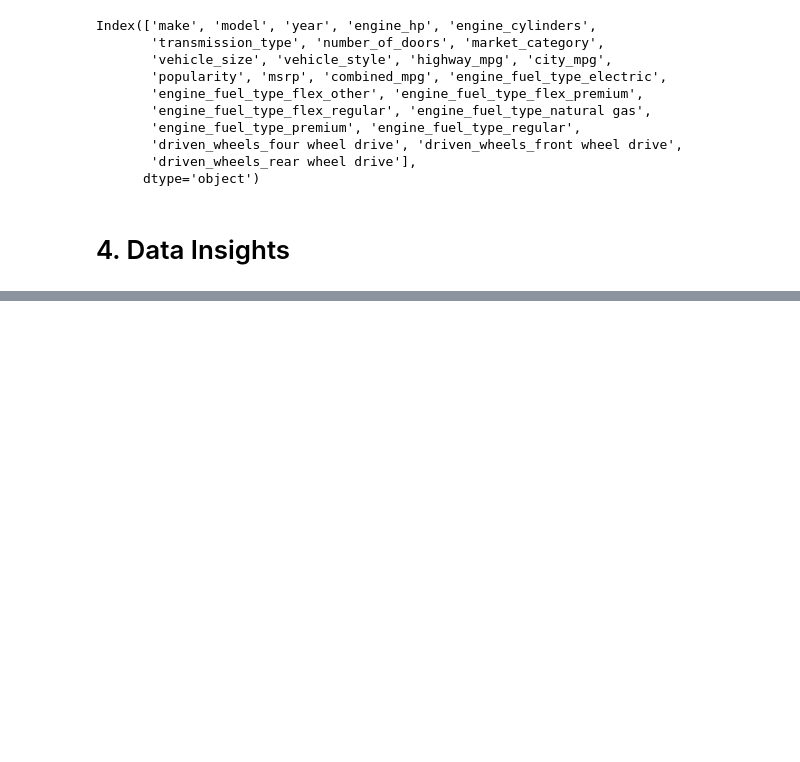
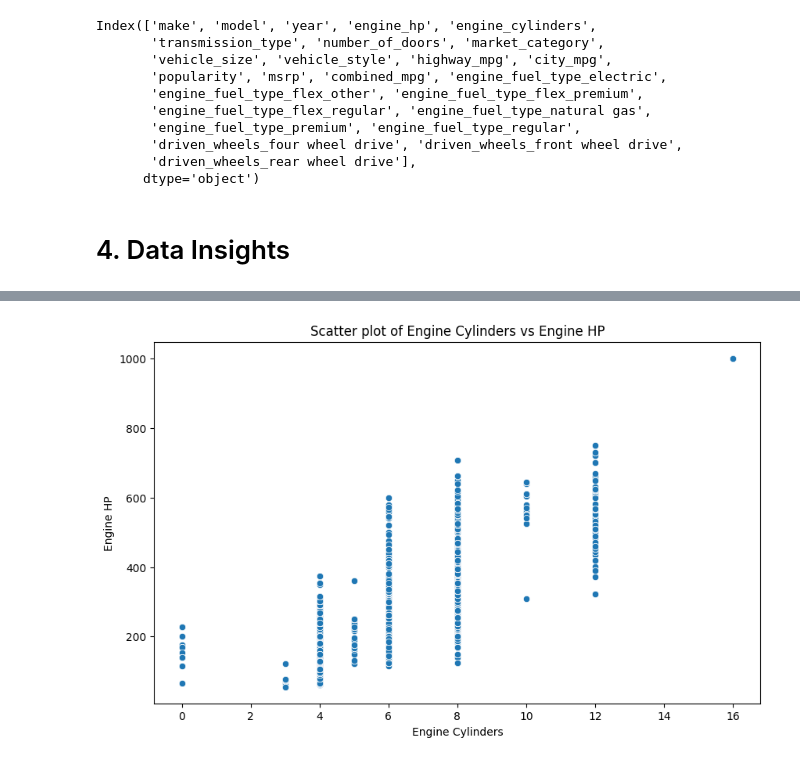
Before and after one commit to haotangphuoc/data-science-project, a Jupyter notebook: car_features/car_features_data_mining.ipynb, the cells around one changed output, grey strips where cells are left out. Cells and saved outputs as stored; diff of their text form; code cells hidden in the pictures; blank space fills up the shorter version.

```diff
--- a/car_features/car_features_data_mining.ipynb
+++ b/car_features/car_features_data_mining.ipynb
@@ -323,0 +407,10 @@ df_cleaned = pd.read_csv('cleaned_data.csv')
+# %%
+# Draw scatter plots between engine_hp and engine_cylinders
+plt.figure(figsize=(10, 6))  # Adjust figure size as needed
+sns.scatterplot(x='engine_cylinders', y='engine_hp', data=df_cleaned)
+plt.title('Scatter plot of Engine Cylinders vs Engine HP')
+plt.xlabel('Engine Cylinders')
+plt.ylabel('Engine HP')
+plt.show()
+# %% [output]
+[figure, added]
```
Also changed, not shown: parts of 11 cells of this notebook, 2 other files.
